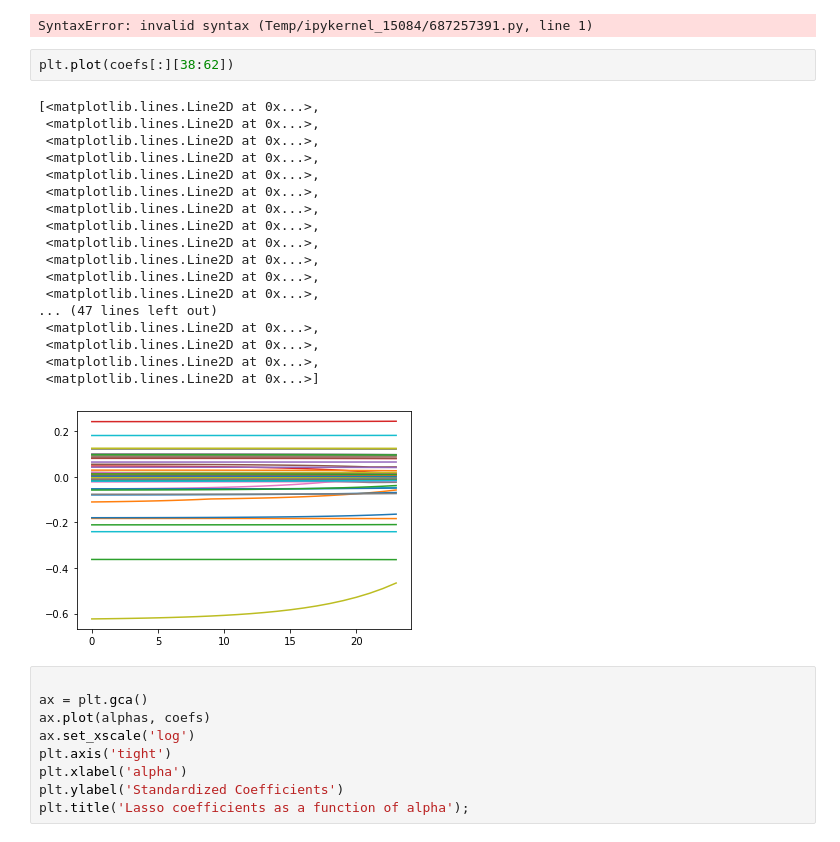
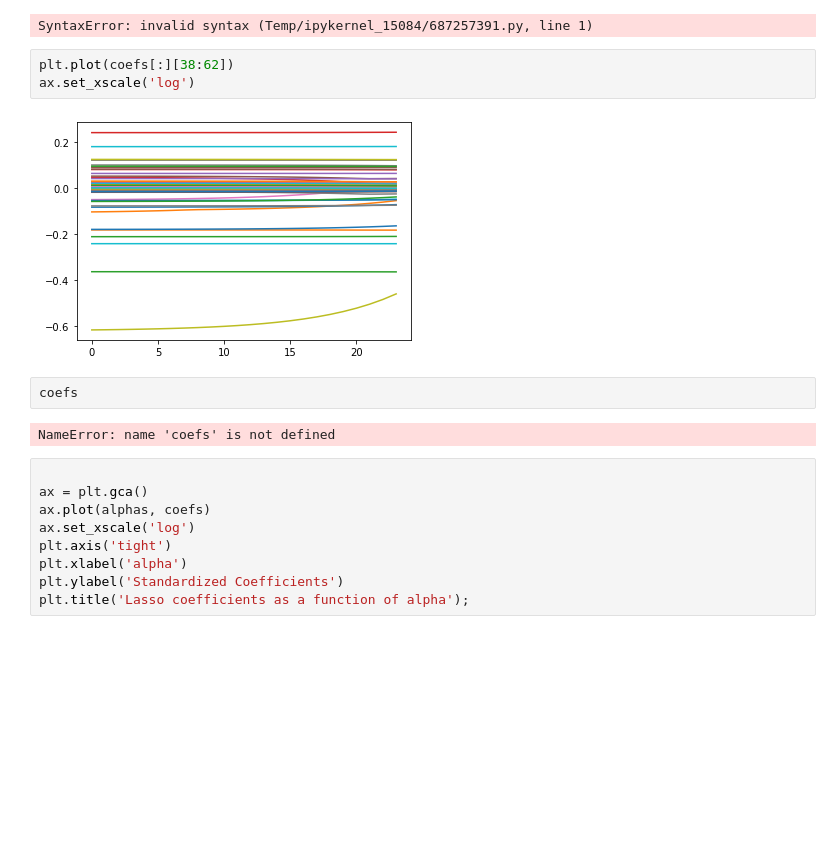
Before and after one commit to alexanderquispe/ml_book, a Jupyter notebook: Untitled-1.ipynb, the cells around one changed output. Drawn from its saved outputs; the diff is of its cells as text; blank space fills up the shorter version.

```diff
--- a/Untitled-1.ipynb
+++ b/Untitled-1.ipynb
@@ -424,25 +438,13 @@ coefs[:][for number in coefs if number < 3]
 SyntaxError: invalid syntax (Temp/ipykernel_15084/687257391.py, line 1)
 # %%
 plt.plot(coefs[:][38:62])
+ax.set_xscale('log')
 # %% [output]
-[<matplotlib.lines.Line2D at 0x...>,
- <matplotlib.lines.Line2D at 0x...>,
- <matplotlib.lines.Line2D at 0x...>,
- <matplotlib.lines.Line2D at 0x...>,
- <matplotlib.lines.Line2D at 0x...>,
- <matplotlib.lines.Line2D at 0x...>,
- <matplotlib.lines.Line2D at 0x...>,
- <matplotlib.lines.Line2D at 0x...>,
- <matplotlib.lines.Line2D at 0x...>,
- <matplotlib.lines.Line2D at 0x...>,
- <matplotlib.lines.Line2D at 0x...>,
- <matplotlib.lines.Line2D at 0x...>,
-... (47 lines left out)
- <matplotlib.lines.Line2D at 0x...>,
- <matplotlib.lines.Line2D at 0x...>,
- <matplotlib.lines.Line2D at 0x...>,
- <matplotlib.lines.Line2D at 0x...>]
-[figure, old version]
+[figure, new version]
+# %%
+coefs
+# %% [output]
+NameError: name 'coefs' is not defined
 # %%
 
 ax = plt.gca()
```
Also changed, not shown: parts of 13 cells of this notebook.
